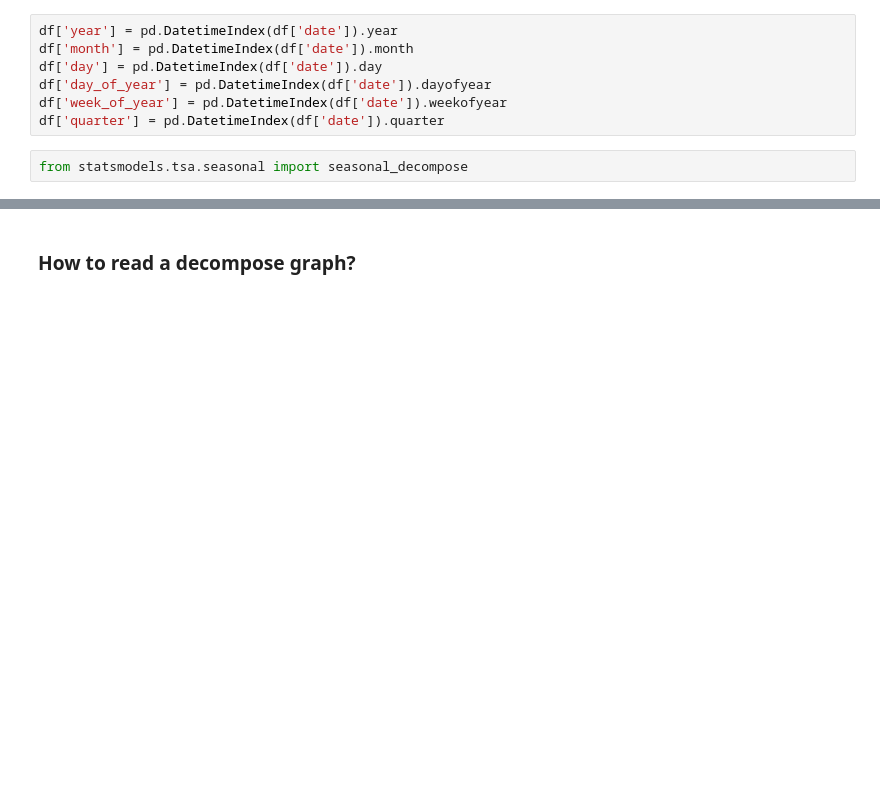
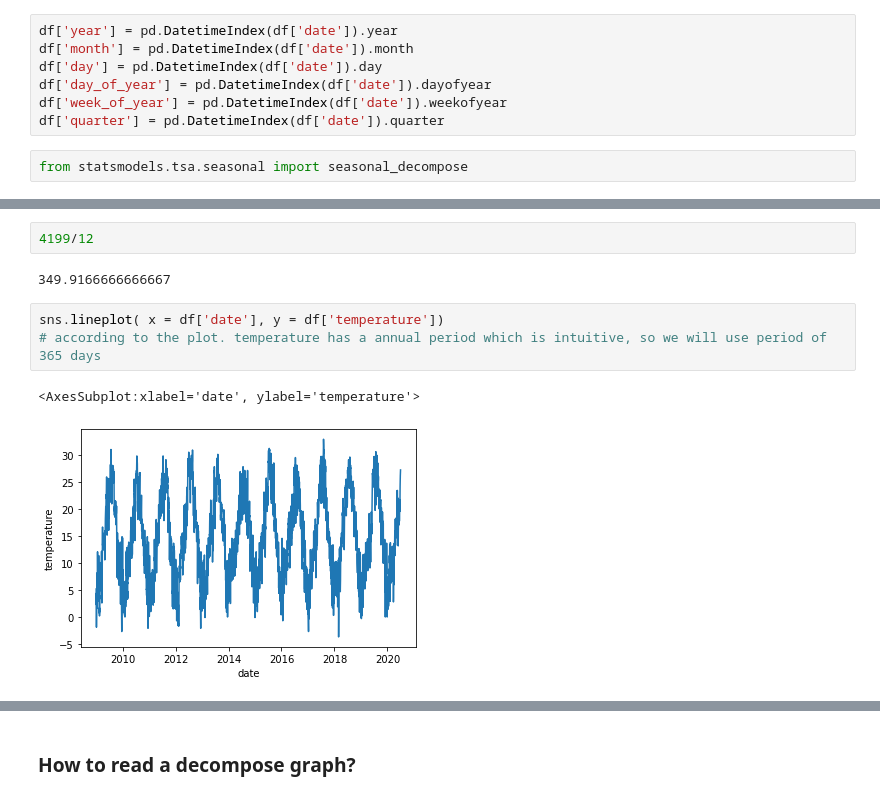
Before and after one commit to chris199713/time_series_analysis, a Jupyter notebook: time_series_analysis.ipynb, the cells around one changed output, grey strips where cells are left out. Drawn from its saved outputs; the diff is of its cells as text; blank space fills up the shorter version.

```diff
--- a/time_series_analysis.ipynb
+++ b/time_series_analysis.ipynb
@@ -149,0 +210,10 @@ from statsmodels.tsa.seasonal import seasonal_decompose
+# %%
+4199/12
+# %% [output]
+349.9166666666667
+# %%
+sns.lineplot( x = df['date'], y = df['temperature'])
+# according to the plot. temperature has a annual period which is intuitive, so we will use period of 365 days
+# %% [output]
+<AxesSubplot:xlabel='date', ylabel='temperature'>
+[figure, added]
```
Also changed, not shown: parts of 11 cells of this notebook.
